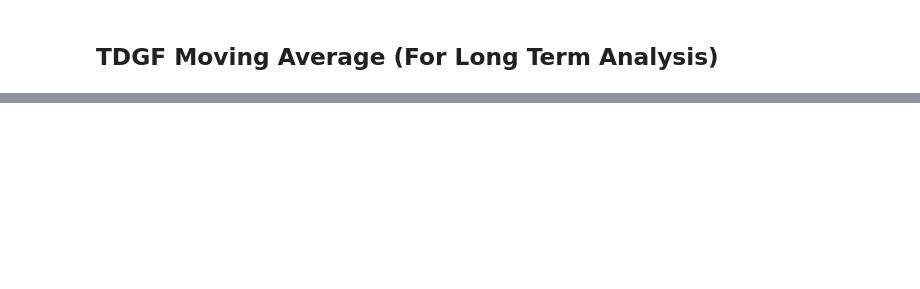
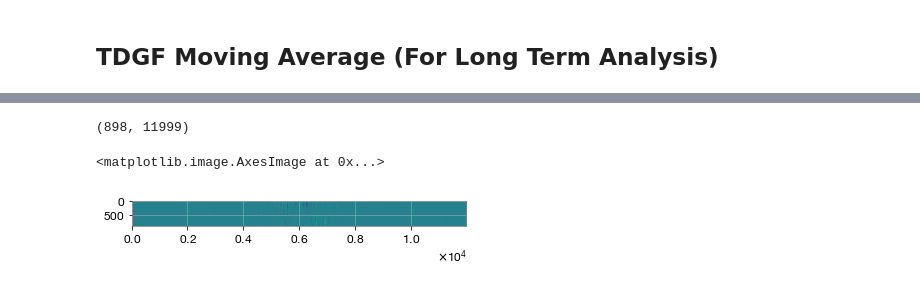
Before and after one commit to John-Ragland/Noise_Interferometry, a Jupyter notebook: Scripts/NCF_Analysis.ipynb, the cells around one changed output, grey strips where cells are left out. Saved outputs shown, nothing was run; the diff lists cells and outputs as text; code cells hidden in the pictures; blank space fills up the shorter version.

Commit message:
developed NCCFs_array object

```diff
--- a/Scripts/NCF_Analysis.ipynb
+++ b/Scripts/NCF_Analysis.ipynb
@@ -395,3 +392,12 @@ tdgf = exp1.MA_TDGF(101)
 # Save to .mat File
 mdic = {"tdgf": tdgf}
 scipy.io.savemat('tdgf_july-aug.mat',mdic)
+# %%
+tdgf.NCCFs.shape
+# %% [output]
+(898, 11999)
+# %%
+plt.imshow(tdgf.NCCFs)
+# %% [output]
+<matplotlib.image.AxesImage at 0x...>
+[figure, added]
```
Also changed, not shown: parts of 4 cells of this notebook, 2 other files.
